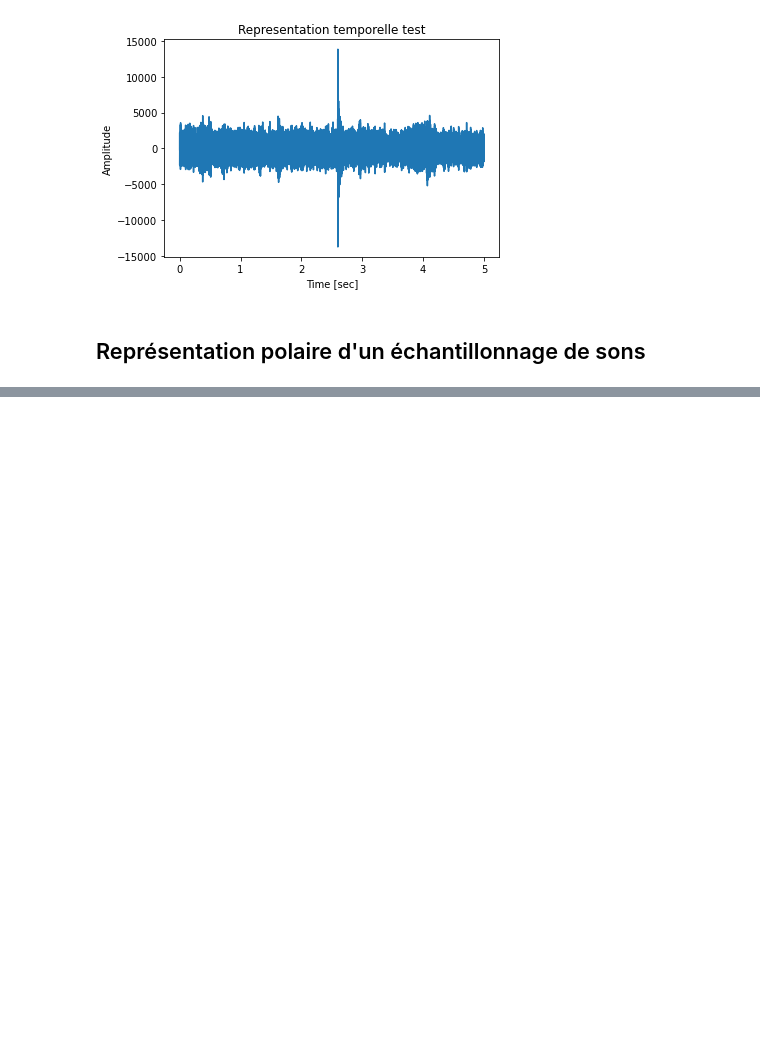
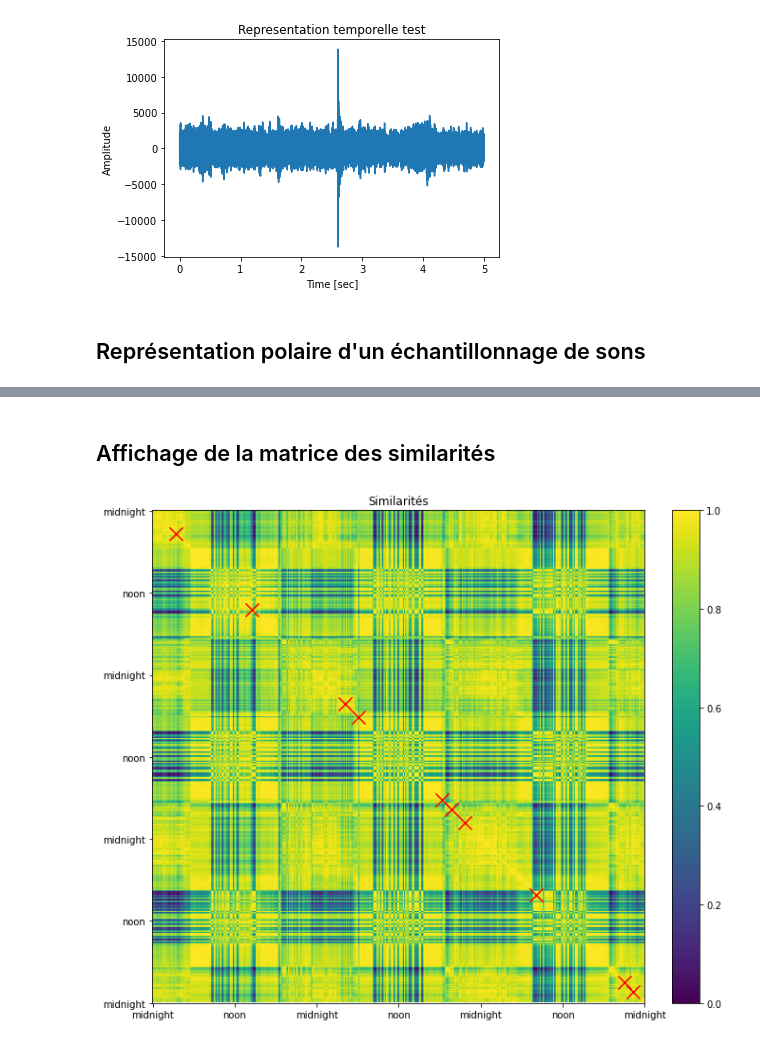
Before and after one commit to outidrarine/Detpop, a Jupyter notebook: TestAffichageDonnees.ipynb, the cells around one changed output, grey strips where cells are left out. Drawn from its saved outputs; the diff is of its cells as text; code cells hidden in the pictures; blank space fills up the shorter version.

```diff
--- a/TestAffichageDonnees.ipynb
+++ b/TestAffichageDonnees.ipynb
@@ -45,0 +57,11 @@ displayPolarSamples(samples)
+# %% [markdown]
+## Affichage de la matrice des similarités
+# %%
+from affichageDonnees import displaySimilarities
+from echantillonages import sampling_dpp
+
+samples = sampling_dpp(10)
+
+displaySimilarities(samples = samples)
+# %% [output]
+[figure, added]
```
Also changed, not shown: parts of 3 cells of this notebook, 5 other files.
